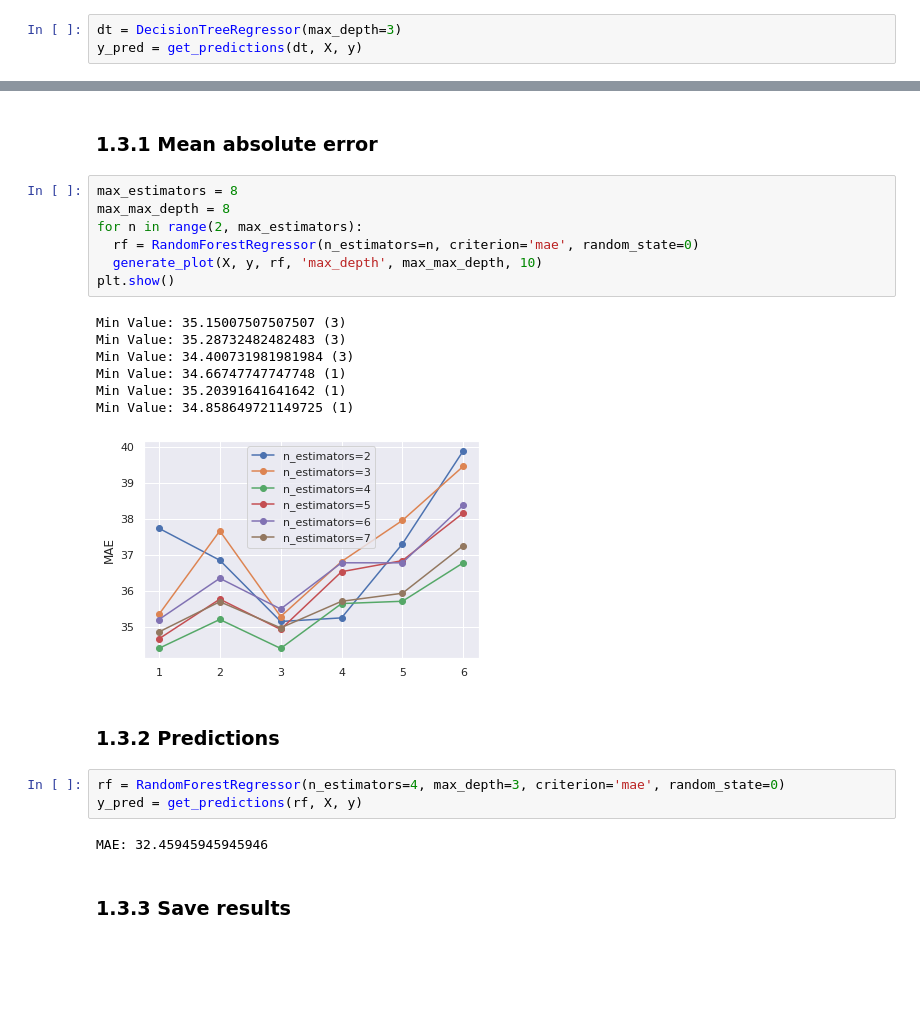
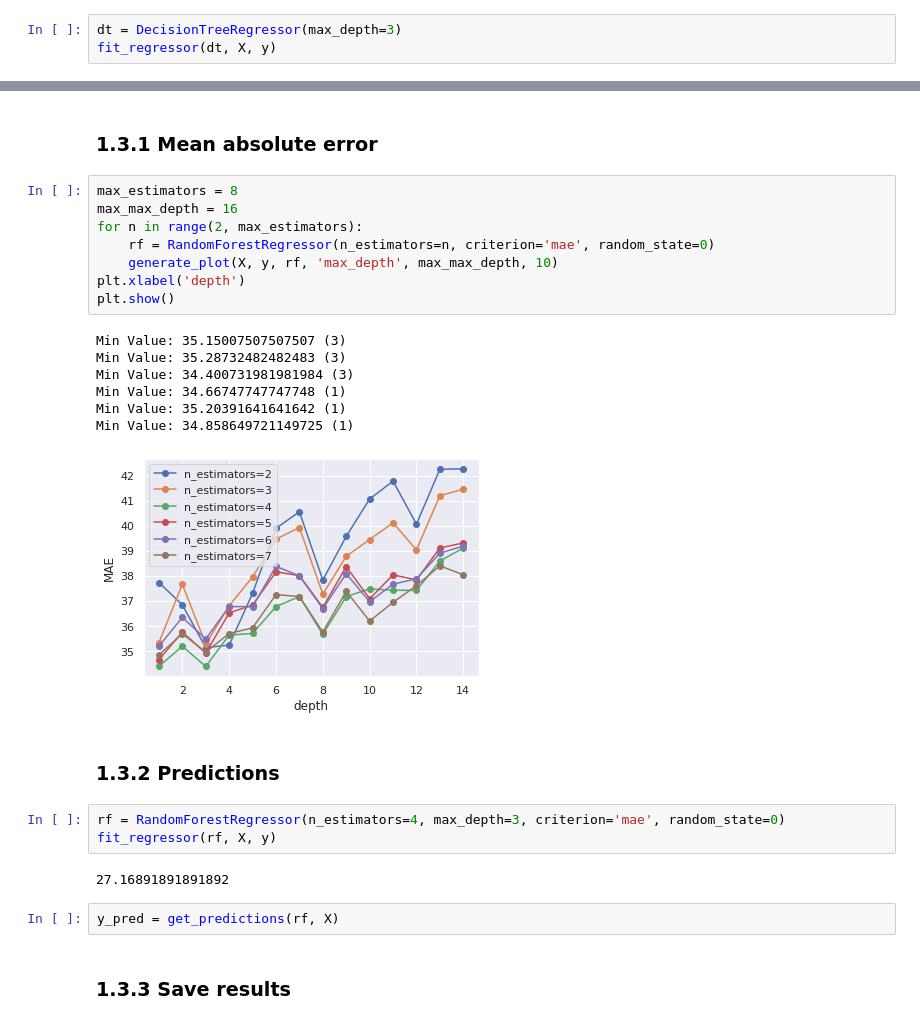
Before and after one commit to GummyBearStudioTeam/ESI_MLTechniques, a Jupyter notebook: Milestone2_Supervised.ipynb, the cells around one changed output, grey strips where cells are left out. Drawn from its saved outputs; the diff is of its cells as text; blank space fills up the shorter version.

```diff
--- a/Milestone2_Supervised.ipynb
+++ b/Milestone2_Supervised.ipynb
@@ -292,4 +265,4 @@ Min Value: 31.74728423182402 (1)
 # %%
 dt = DecisionTreeRegressor(max_depth=3)
-y_pred = get_predictions(dt, X, y)
+fit_regressor(dt, X, y)
 # %% [output]
@@ -312,26 +287,29 @@ arrays to stack must be passed as a "sequence" type such as list or tuple. Suppo
 ### 1.3.1 Mean absolute error
 # %%
 max_estimators = 8
-max_max_depth = 8
+max_max_depth = 16
 for n in range(2, max_estimators):
-  rf = RandomForestRegressor(n_estimators=n, criterion='mae', random_state=0)
-  generate_plot(X, y, rf, 'max_depth', max_max_depth, 10)
+    rf = RandomForestRegressor(n_estimators=n, criterion='mae', random_state=0)
+    generate_plot(X, y, rf, 'max_depth', max_max_depth, 10)
+plt.xlabel('depth')
 plt.show()
 # %% [output]
 Min Value: 35.15007507507507 (3)
 Min Value: 35.28732482482483 (3)
 Min Value: 34.400731981981984 (3)
 Min Value: 34.66747747747748 (1)
 Min Value: 35.20391641641642 (1)
 Min Value: 34.858649721149725 (1)
-[figure, old version]
+[figure, new version]
 # %% [markdown]
 ### 1.3.2 Predictions
 # %%
 rf = RandomForestRegressor(n_estimators=4, max_depth=3, criterion='mae', random_state=0)
-y_pred = get_predictions(rf, X, y)
+fit_regressor(rf, X, y)
 # %% [output]
-MAE: 32.45945945945946
+27.16891891891892
+# %%
+y_pred = get_predictions(rf, X)
 # %% [markdown]
 ### 1.3.3 Save results
 # %%
```
Also changed, not shown: parts of 52 cells of this notebook, 3 other files.
